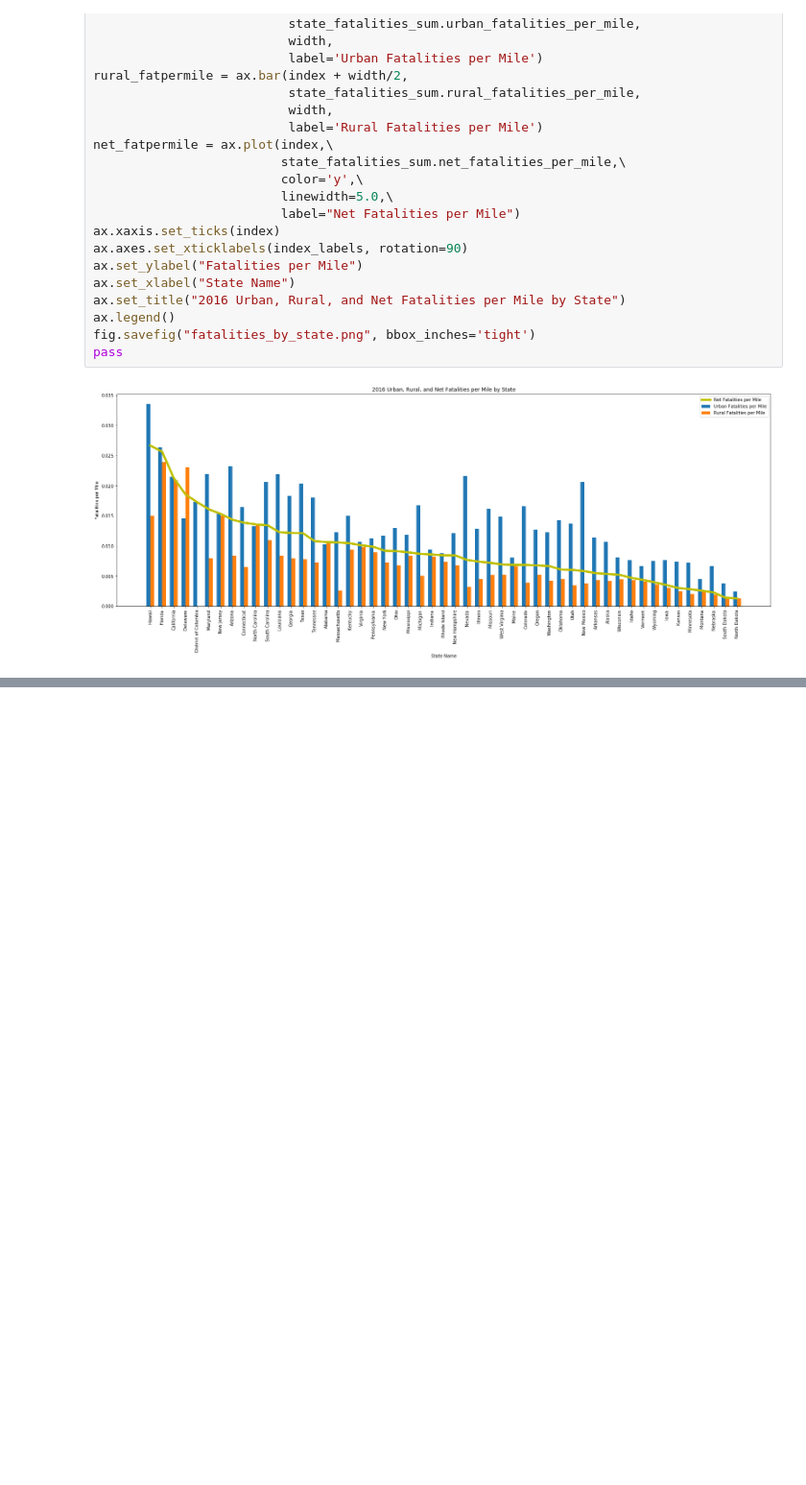
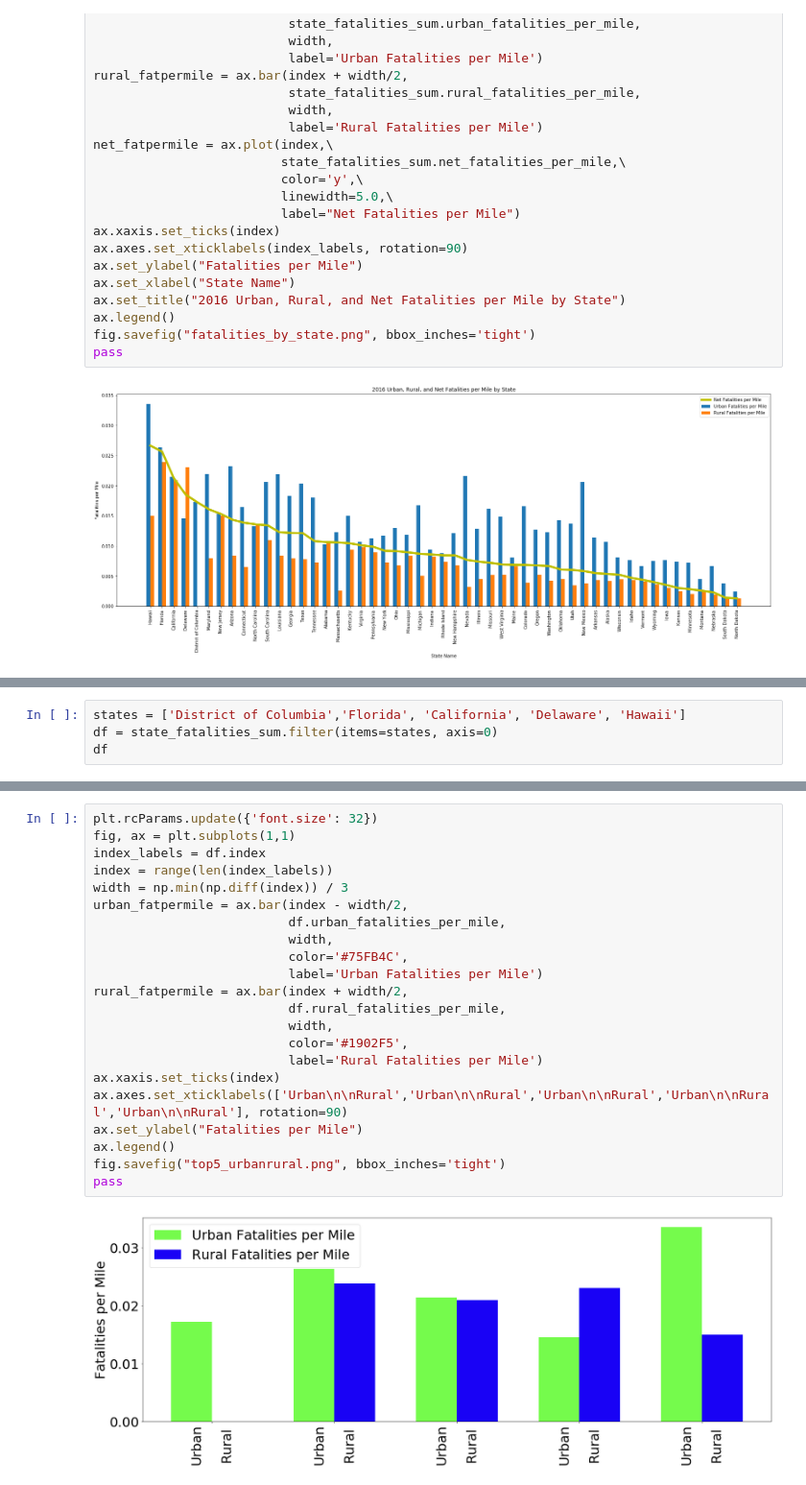
Before and after one commit to yzwu1209/Traffic-Fatalities-Analysis, a Jupyter notebook: Accident Locations.ipynb, the cells around one changed output, grey strips where cells are left out. Shown at 96% size. Cells and saved outputs as stored; diff of their text form; blank space fills up the shorter version.

```diff
--- a/Accident Locations.ipynb
+++ b/Accident Locations.ipynb
@@ -274,0 +279,4 @@ pass
+# %%
+states = ['District of Columbia','Florida', 'California', 'Delaware', 'Hawaii']
+df = state_fatalities_sum.filter(items=states, axis=0)
+df
@@ -274,0 +291,24 @@ pass
+# %%
+plt.rcParams.update({'font.size': 32})
+fig, ax = plt.subplots(1,1)
+index_labels = df.index
+index = range(len(index_labels))
+width = np.min(np.diff(index)) / 3
+urban_fatpermile = ax.bar(index - width/2,
+                          df.urban_fatalities_per_mile,
+                          width,
+                          color='#75FB4C',
+                          label='Urban Fatalities per Mile')
+rural_fatpermile = ax.bar(index + width/2,
+                          df.rural_fatalities_per_mile,
+                          width,
+                          color='#1902F5',
+                          label='Rural Fatalities per Mile')
+ax.xaxis.set_ticks(index)
+ax.axes.set_xticklabels(['Urban\n\nRural','Urban\n\nRural','Urban\n\nRural','Urban\n\nRural','Urban\n\nRural'], rotation=90)
+ax.set_ylabel("Fatalities per Mile")
+ax.legend()
+fig.savefig("top5_urbanrural.png", bbox_inches='tight')
+pass
+# %% [output]
+[figure, added]
```
Also changed, not shown: parts of 6 cells of this notebook, 1 other file.
